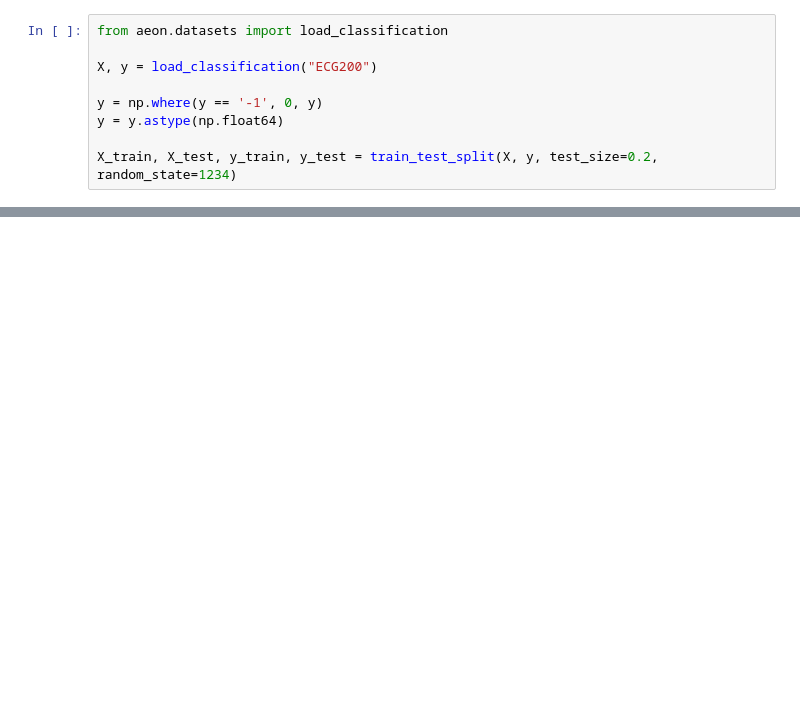
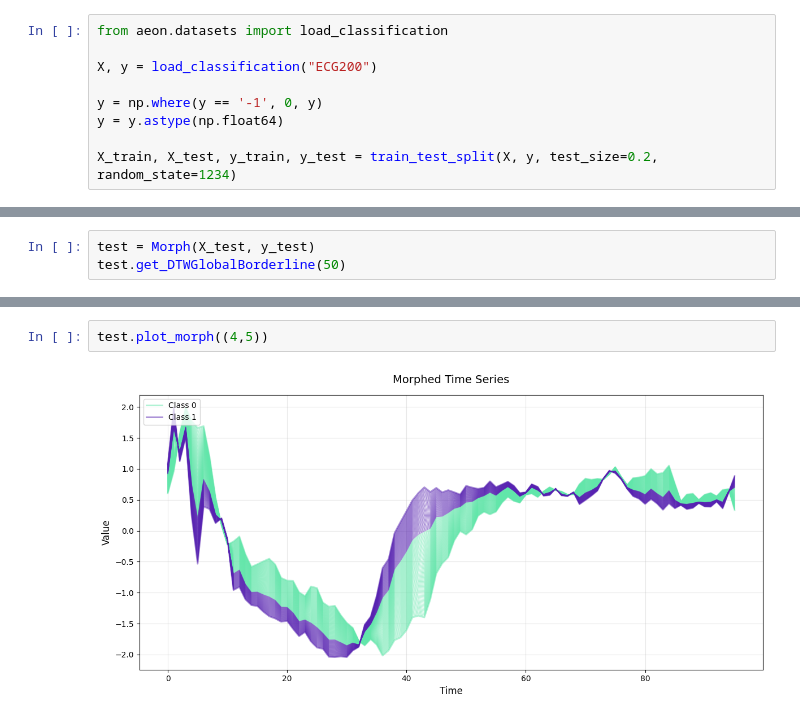
Before and after one commit to Nia3324/Morphing, a Jupyter notebook: test.ipynb, the cells around one changed output, grey strips where cells are left out. Cells and saved outputs as stored; diff of their text form; blank space fills up the shorter version.

Commit message:
plot update

```diff
--- a/test.ipynb
+++ b/test.ipynb
@@ -32,0 +29,3 @@ rocket Model Accuracy: 0.925
+# %%
+test = Morph(X_test, y_test)
+test.get_DTWGlobalBorderline(50)
@@ -32,0 +52,4 @@ rocket Model Accuracy: 0.925
+# %%
+test.plot_morph((4,5))
+# %% [output]
+[figure, added]
```
Also changed, not shown: parts of 7 cells of this notebook, 4 other files.
